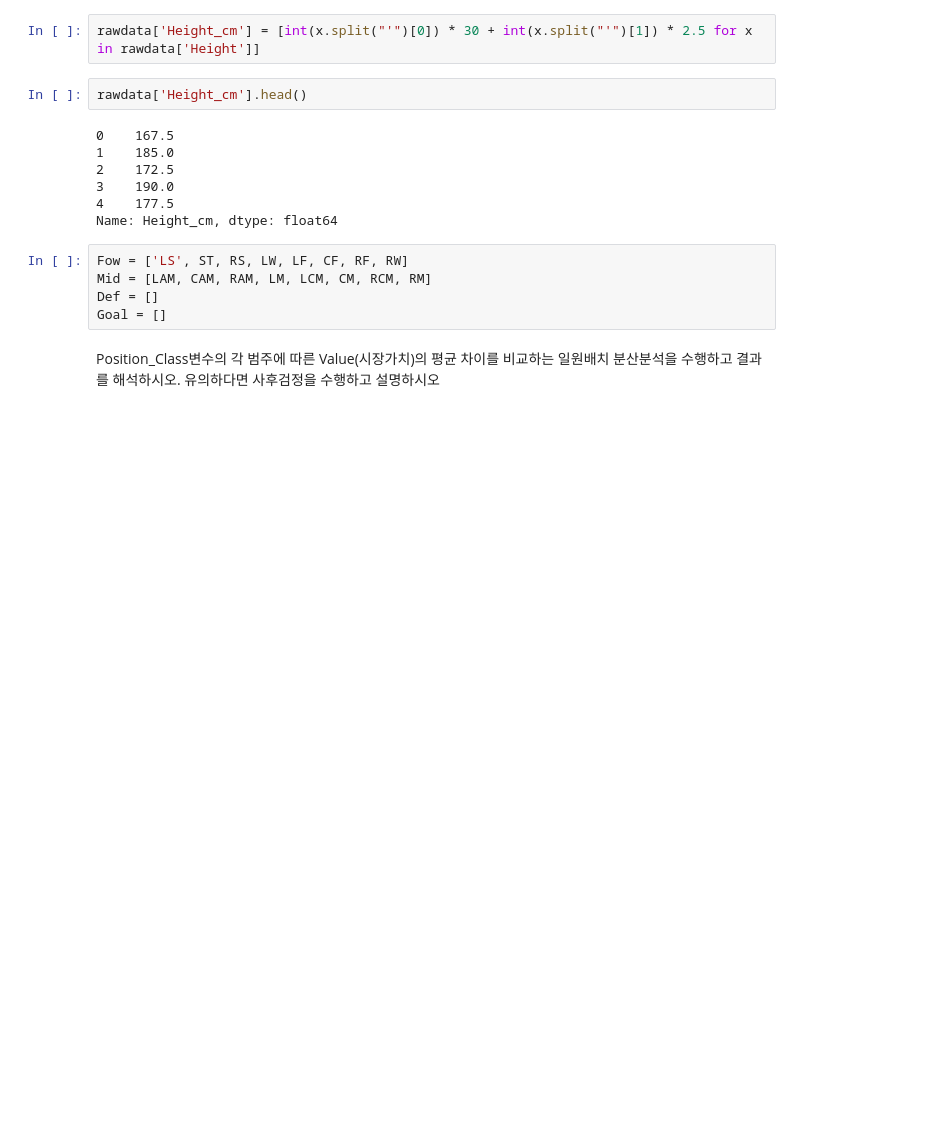
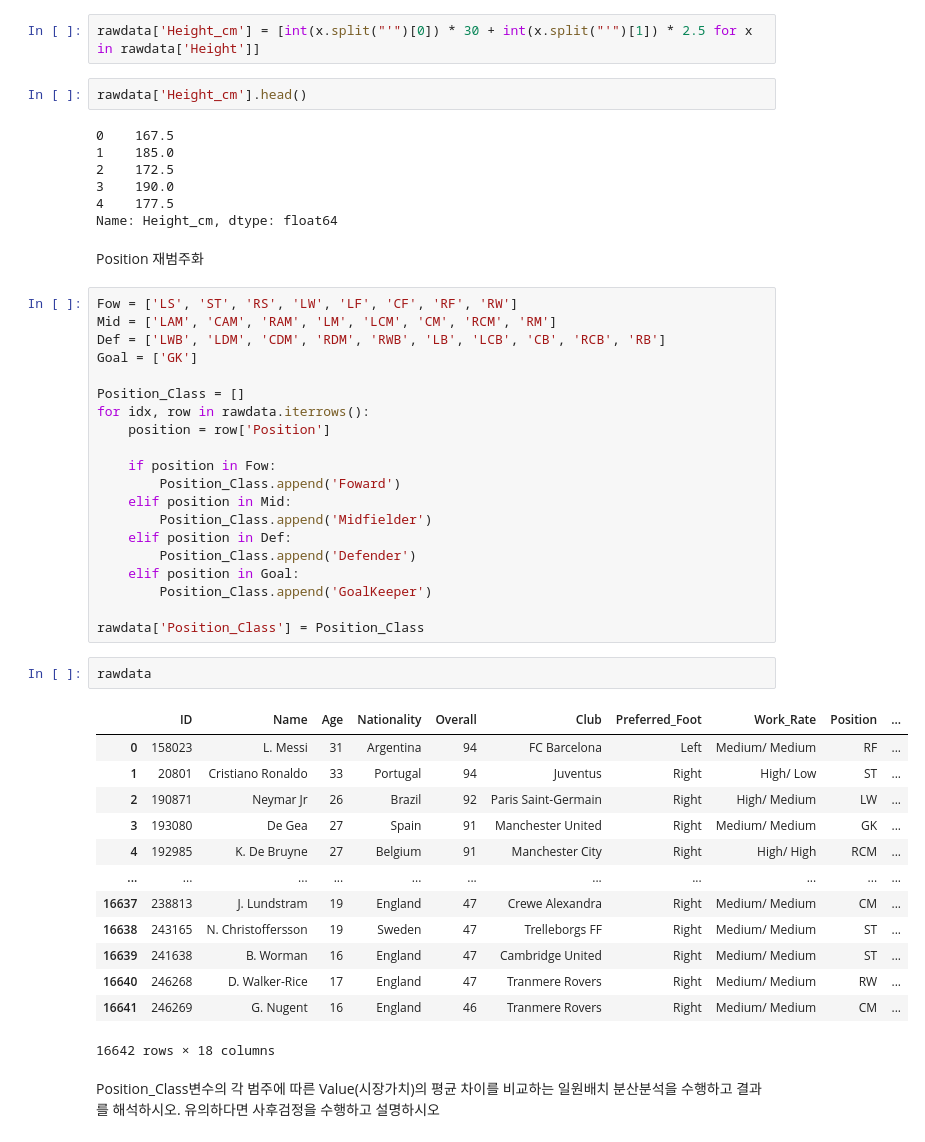
Before and after one commit to kmouleejunhyuk/bigdata_analysist_practical, a Jupyter notebook: ADP_1.ipynb, the cells around one changed output. Drawn from its saved outputs; the diff is of its cells as text; blank space fills up the shorter version.

```diff
--- a/ADP_1.ipynb
+++ b/ADP_1.ipynb
@@ -53,10 +89,43 @@ rawdata['Height_cm'].head()
 3    190.0
 4    177.5
 Name: Height_cm, dtype: float64
-# %%
-Fow = ['LS', ST, RS, LW, LF, CF, RF, RW]
-Mid = [LAM, CAM, RAM, LM, LCM, CM, RCM, RM]
-Def = []
-Goal = []
+# %% [markdown]
+Position 재범주화
+# %%
+Fow = ['LS', 'ST', 'RS', 'LW', 'LF', 'CF', 'RF', 'RW']
+Mid = ['LAM', 'CAM', 'RAM', 'LM', 'LCM', 'CM', 'RCM', 'RM']
+Def = ['LWB', 'LDM', 'CDM', 'RDM', 'RWB', 'LB', 'LCB', 'CB', 'RCB', 'RB']
+Goal = ['GK']
+
+Position_Class = []
+for idx, row in rawdata.iterrows():
+    position = row['Position']
+
+    if position in Fow:
+        Position_Class.append('Foward')
+    elif position in Mid:
+        Position_Class.append('Midfielder')
+    elif position in Def:
+        Position_Class.append('Defender')
+    elif position in Goal:
+        Position_Class.append('GoalKeeper')
+
+rawdata['Position_Class'] = Position_Class
+# %%
+rawdata
+# %% [output]
+|  | ID | Name | Age | Nationality | Overall | Club | Preferred_Foot | Work_Rate | Position | ... |
+| 0 | 158023 | L. Messi | 31 | Argentina | 94 | FC Barcelona | Left | Medium/ Medium | RF | ... |
+| 1 | 20801 | Cristiano Ronaldo | 33 | Portugal | 94 | Juventus | Right | High/ Low | ST | ... |
+| 2 | 190871 | Neymar Jr | 26 | Brazil | 92 | Paris Saint-Germain | Right | High/ Medium | LW | ... |
+| 3 | 193080 | De Gea | 27 | Spain | 91 | Manchester United | Right | Medium/ Medium | GK | ... |
+| 4 | 192985 | K. De Bruyne | 27 | Belgium | 91 | Manchester City | Right | High/ High | RCM | ... |
+| ... | ... | ... | ... | ... | ... | ... | ... | ... | ... | ... |
+| 16637 | 238813 | J. Lundstram | 19 | England | 47 | Crewe Alexandra | Right | Medium/ Medium | CM | ... |
+| 16638 | 243165 | N. Christoffersson | 19 | Sweden | 47 | Trelleborgs FF | Right | Medium/ Medium | ST | ... |
+| 16639 | 241638 | B. Worman | 16 | England | 47 | Cambridge United | Right | Medium/ Medium | ST | ... |
+| 16640 | 246268 | D. Walker-Rice | 17 | England | 47 | Tranmere Rovers | Right | Medium/ Medium | RW | ... |
+| 16641 | 246269 | G. Nugent | 16 | England | 46 | Tranmere Rovers | Right | Medium/ Medium | CM | ... |
+16642 rows × 18 columns
 # %% [markdown]
 Position_Class변수의 각 범주에 따른 Value(시장가치)의 평균 차이를 비교하는 일원배치 분산분석을 수행하고 결과를 해석하시오. 유의하다면 사후검정을 수행하고 설명하시오
```
Also changed, not shown: parts of 21 cells of this notebook.
